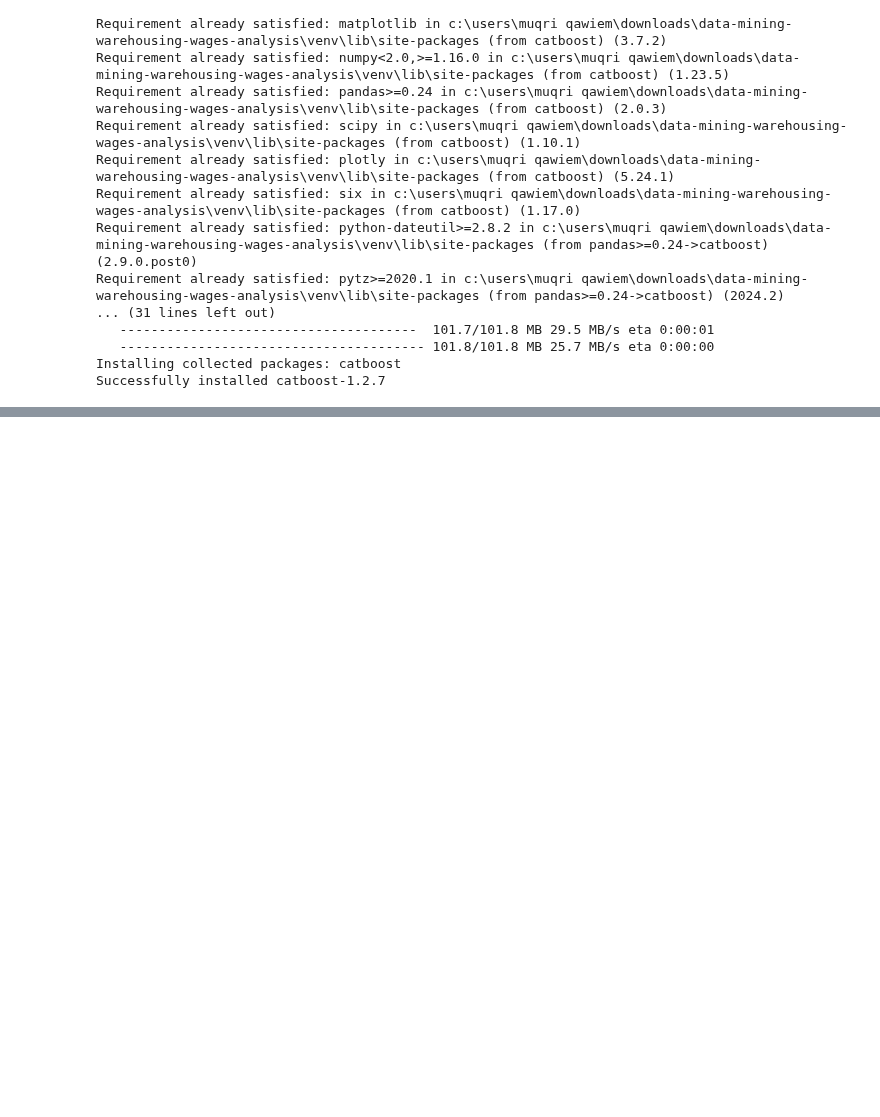
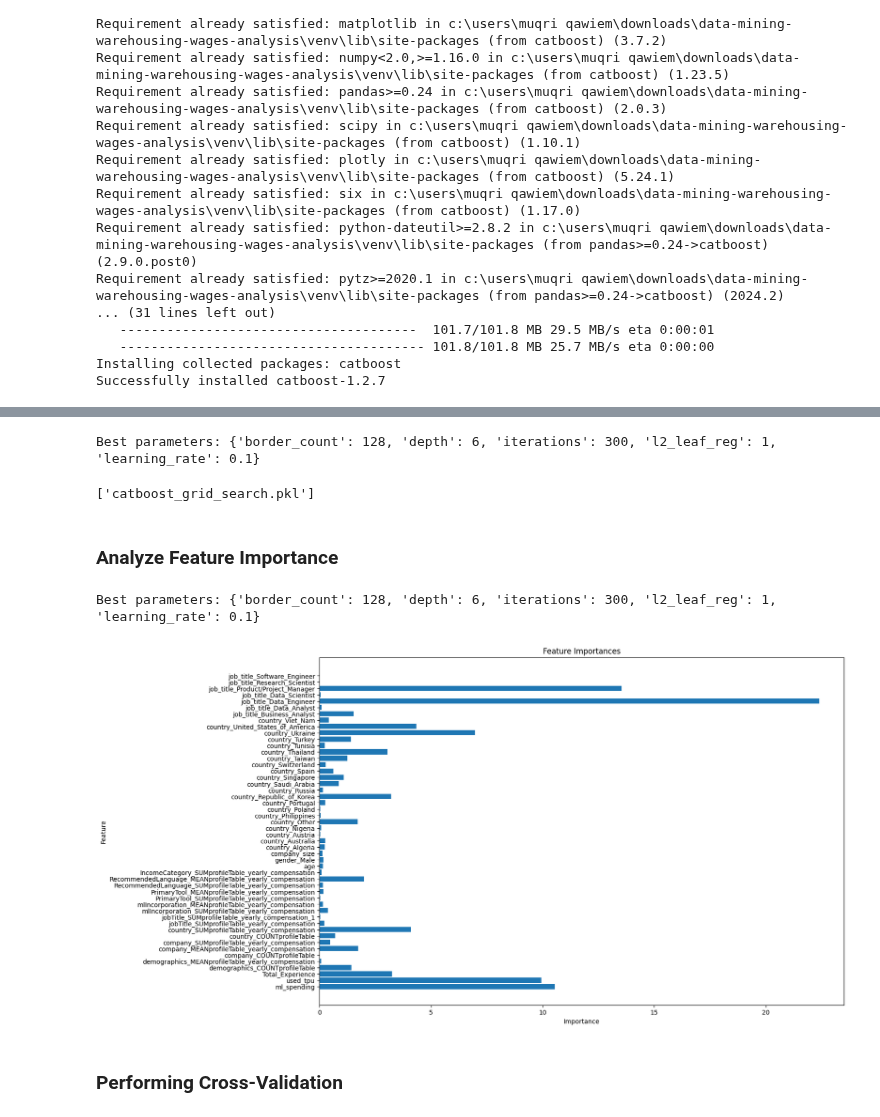
Before and after one commit to Aaron2k02/data-mining-warehousing-wages-analysis, a Jupyter notebook: notebooks/04_modelling/04_GradientBoosting.ipynb, the cells around one changed output, grey strips where cells are left out. Drawn from its saved outputs; the diff is of its cells as text; code cells hidden in the pictures; blank space fills up the shorter version.

Commit message:
completed catboost

```diff
--- a/notebooks/04_modelling/04_GradientBoosting.ipynb
+++ b/notebooks/04_modelling/04_GradientBoosting.ipynb
@@ -593,0 +750,4 @@ cat_model.fit(X_train, y_train, eval_set=(X_val, y_val), early_stopping_rounds=1
+# %%
+# Get the best hyperparameters
+best_params_bayesian = study.best_params
+print(f"Best parameters (Bayesian Optimization): {best_params_bayesian}")
@@ -593,0 +756,4 @@ cat_model.fit(X_train, y_train, eval_set=(X_val, y_val), early_stopping_rounds=1
+# %%
+# Train the final model with the best hyperparameters
+best_cat_model_bayesian = CatBoostRegressor(**best_params_bayesian)
+best_cat_model_bayesian.fit(X_train, y_train)
@@ -593,0 +819,49 @@ cat_model.fit(X_train, y_train, eval_set=(X_val, y_val), early_stopping_rounds=1
+# %%
+# Best parameters from Catboost GridSearchCV
+best_params = grid_search.best_params_
+print(f"Best parameters: {best_params}")
+# %% [output]
+Best parameters: {'border_count': 128, 'depth': 6, 'iterations': 300, 'l2_leaf_reg': 1, 'learning_rate': 0.1}
+# %%
+import joblib
+
+# Save the Catboost GridSearchCV object
+joblib.dump(grid_search, 'catboost_grid_search.pkl')
+# %% [output]
+['catboost_grid_search.pkl']
+# %% [markdown]
+### Analyze Feature Importance
+# %%
+import joblib
+
+# Load the GridSearchCV object from the specified path
+file_path = './models/catboost_grid_search.pkl'
+grid_search = joblib.load(file_path)
+
+# Best estimator (CatBoost model) from GridSearchCV
+best_cat_model = grid_search.best_estimator_
+
+# Print best parameters
+best_params = grid_search.best_params_
+print(f"Best parameters: {best_params}")
+# %% [output]
+Best parameters: {'border_count': 128, 'depth': 6, 'iterations': 300, 'l2_leaf_reg': 1, 'learning_rate': 0.1}
+# %%
+import matplotlib.pyplot as plt
+from catboost import Pool
+
+# Get feature importances
+feature_importances = best_cat_model.get_feature_importance(Pool(X_train, label=y_train))
+feature_names = X_train.columns
+# %%
+# Plot feature importances
+plt.figure(figsize=(15, 10))
+plt.barh(feature_names, feature_importances)
+plt.xlabel('Importance')
+plt.ylabel('Feature')
+plt.title('Feature Importances')
+plt.show()
+# %% [output]
+[figure, added]
+# %% [markdown]
+### Performing Cross-Validation
```
Also changed, not shown: parts of 29 cells of this notebook, 7 other files.
